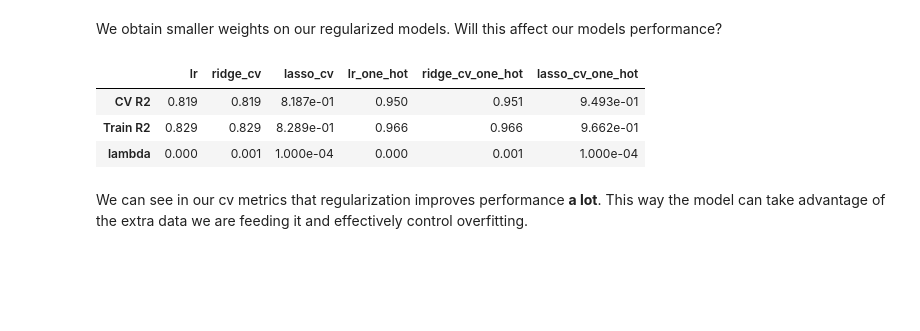
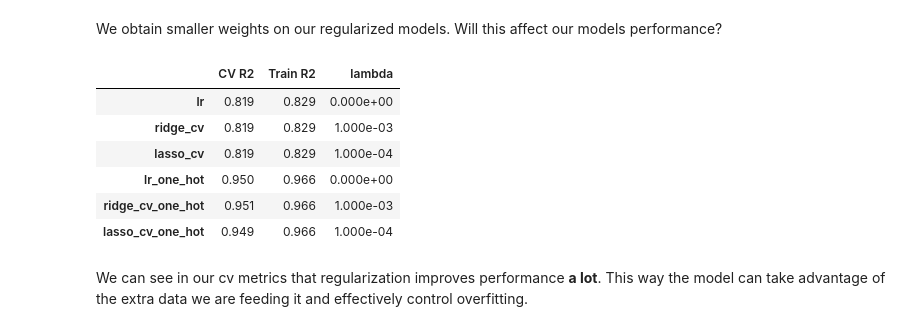
Before and after one commit to AimbotParce/MDS-ML-Lab03, a Jupyter notebook: src/ml03-linreg.ipynb, the cells around one changed output. Saved outputs shown, nothing was run; the diff lists cells and outputs as text; code cells hidden in the pictures; blank space fills up the shorter version.

```diff
--- a/src/ml03-linreg.ipynb
+++ b/src/ml03-linreg.ipynb
@@ -791,13 +820,16 @@ We obtain smaller weights on our regularized models. Will this affect our models
 # %%
 r2_results.loc[:, 'lr_one_hot'] =[r2_lr_one_hot_cv, r2_lr_one_hot_train, 0]
 r2_results.loc[:, 'ridge_cv_one_hot'] =[r2_ridge_one_hot_cv, r2_ridge_one_hot_train, ridge_cv_one_hot.alpha_]
 r2_results.loc[:, 'lasso_cv_one_hot'] =[r2_lasso_one_hot_cv, r2_lasso_one_hot_train, lasso_cv_one_hot.alpha_]
-r2_results
+r2_results.T
 # %% [output]
-|  | lr | ridge_cv | lasso_cv | lr_one_hot | ridge_cv_one_hot | lasso_cv_one_hot |
-| CV R2 | 0.819 | 0.819 | 8.187e-01 | 0.950 | 0.951 | 9.493e-01 |
-| Train R2 | 0.829 | 0.829 | 8.289e-01 | 0.966 | 0.966 | 9.662e-01 |
-| lambda | 0.000 | 0.001 | 1.000e-04 | 0.000 | 0.001 | 1.000e-04 |
+|  | CV R2 | Train R2 | lambda |
+| lr | 0.819 | 0.829 | 0.000e+00 |
+| ridge_cv | 0.819 | 0.829 | 1.000e-03 |
+| lasso_cv | 0.819 | 0.829 | 1.000e-04 |
+| lr_one_hot | 0.950 | 0.966 | 0.000e+00 |
+| ridge_cv_one_hot | 0.951 | 0.966 | 1.000e-03 |
+| lasso_cv_one_hot | 0.949 | 0.966 | 1.000e-04 |
 # %% [markdown]
 We can see in our cv metrics that regularization improves performance **a lot**. This way the model can take advantage of the extra data we are feeding it and effectively control overfitting.
 # %% [markdown]
```
Also changed, not shown: parts of 20 cells of this notebook, 1 other file.
